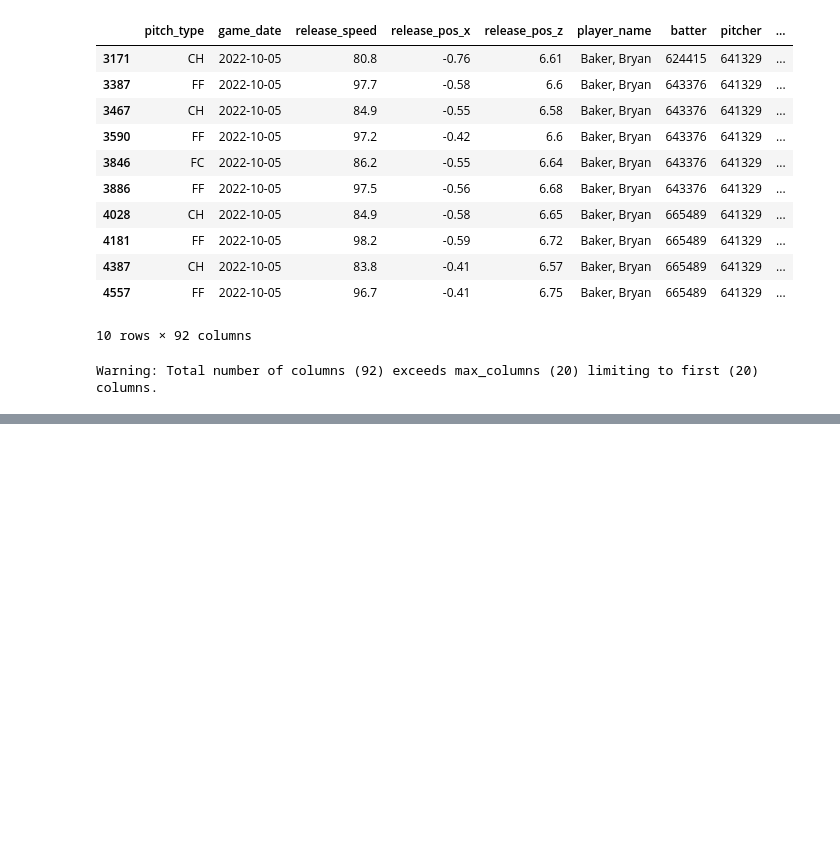
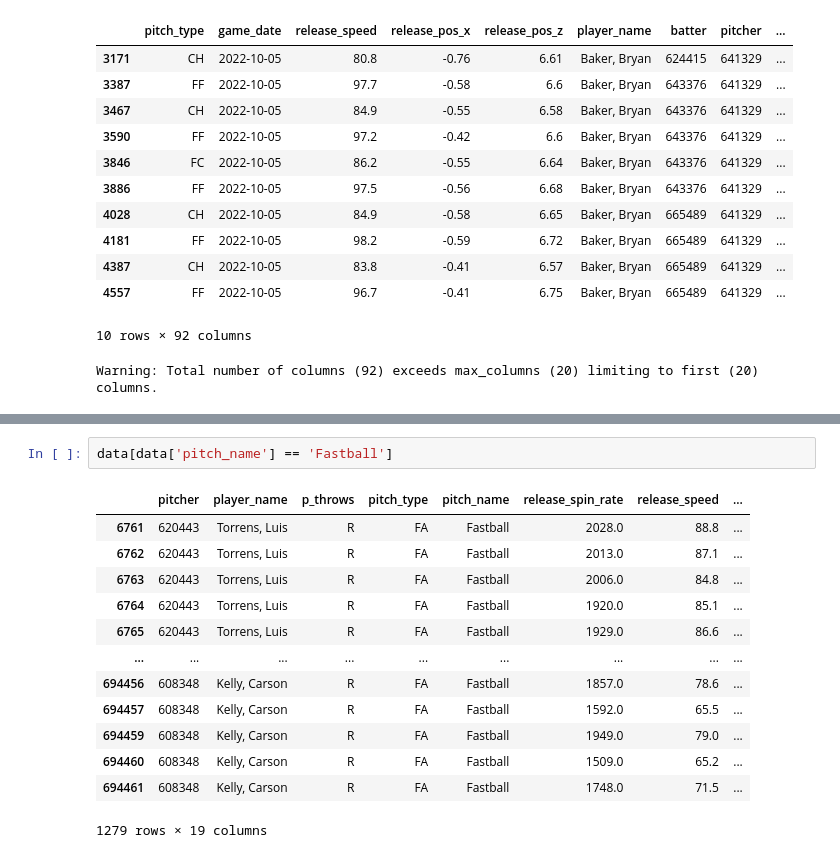
Before and after one commit to joshsalce/Pitch-Classifier-MLB-2022, a Jupyter notebook: Classifier_1.ipynb, the cells around one changed output, grey strips where cells are left out. Drawn from its saved outputs; the diff is of its cells as text; blank space fills up the shorter version.

```diff
--- a/Classifier_1.ipynb
+++ b/Classifier_1.ipynb
@@ -77,0 +155,16 @@ data[['pitcher', "p_throws", 'pitch_type', 'pitch_name', 'release_spin_rate', 'r
+# %%
+data[data['pitch_name'] == 'Fastball']
+# %% [output]
+|  | pitcher | player_name | p_throws | pitch_type | pitch_name | release_spin_rate | release_speed | ... |
+| 6761 | 620443 | Torrens, Luis | R | FA | Fastball | 2028.0 | 88.8 | ... |
+| 6762 | 620443 | Torrens, Luis | R | FA | Fastball | 2013.0 | 87.1 | ... |
+| 6763 | 620443 | Torrens, Luis | R | FA | Fastball | 2006.0 | 84.8 | ... |
+| 6764 | 620443 | Torrens, Luis | R | FA | Fastball | 1920.0 | 85.1 | ... |
+| 6765 | 620443 | Torrens, Luis | R | FA | Fastball | 1929.0 | 86.6 | ... |
+| ... | ... | ... | ... | ... | ... | ... | ... | ... |
+| 694456 | 608348 | Kelly, Carson | R | FA | Fastball | 1857.0 | 78.6 | ... |
+| 694457 | 608348 | Kelly, Carson | R | FA | Fastball | 1592.0 | 65.5 | ... |
+| 694459 | 608348 | Kelly, Carson | R | FA | Fastball | 1949.0 | 79.0 | ... |
+| 694460 | 608348 | Kelly, Carson | R | FA | Fastball | 1509.0 | 65.2 | ... |
+| 694461 | 608348 | Kelly, Carson | R | FA | Fastball | 1748.0 | 71.5 | ... |
+1279 rows × 19 columns
```
Also changed, not shown: parts of 31 cells of this notebook.
